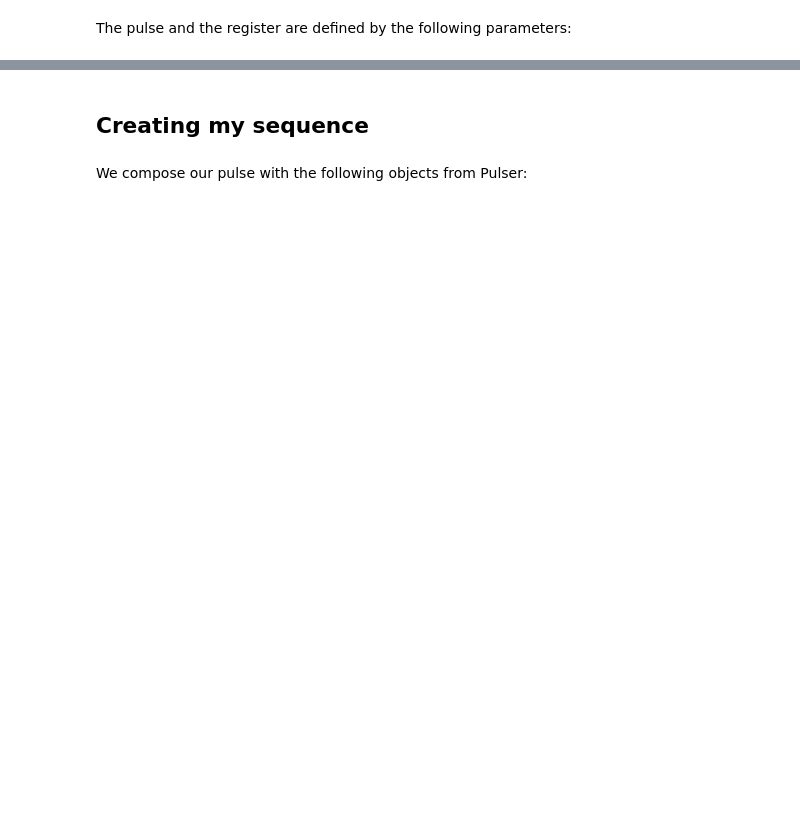
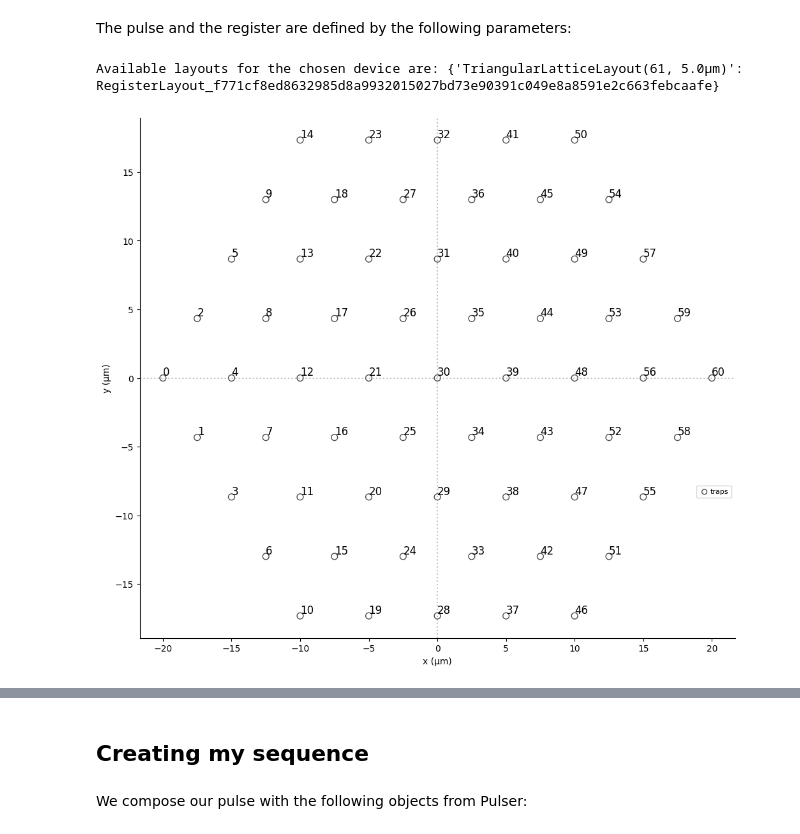
Before and after one commit to pasqal-io/Pulser-myQLM, a Jupyter notebook: tutorials/Preparing state with antiferromagnetic order in the Ising model.ipynb, the cells around one changed output, grey strips where cells are left out. Cells and saved outputs as stored; diff of their text form; code cells hidden in the pictures; blank space fills up the shorter version.

```diff
--- a/tutorials/Preparing state with antiferromagnetic order in the Ising model.ipynb
+++ b/tutorials/Preparing state with antiferromagnetic order in the Ising model.ipynb
@@ -56,0 +17,3 @@ if not LOCAL_SIMULATIONS and NBSHOTS > 0:
+# %%
+qlm_connection = QLMaaSConnection()
+conn = PulserQLMConnection(qlm_connection)
@@ -56,0 +32,3 @@ if not LOCAL_SIMULATIONS and NBSHOTS > 0:
+# %%
+device = conn.fetch_available_devices()["qat.qpus:PasqalQPU"]
+device.print_specs()
@@ -65,7 +61,11 @@ We are realizing the following program
 # %% [markdown]
 The pulse and the register are defined by the following parameters:
 # %%
-reg_layout = FRESNEL_DEVICE.calibrated_register_layouts[
+print("Available layouts for the chosen device are:", device.calibrated_register_layouts)
+reg_layout = device.calibrated_register_layouts[
     "TriangularLatticeLayout(61, 5.0µm)"
 ]
 reg_layout.draw()
+# %% [output]
+Available layouts for the chosen device are: {'TriangularLatticeLayout(61, 5.0µm)': RegisterLayout_f771cf8ed8632985d8a9932015027bd73e90391c049e8a8591e2c663febcaafe}
+[figure, added]
```
Also changed, not shown: parts of 38 cells of this notebook, 2 other files.
